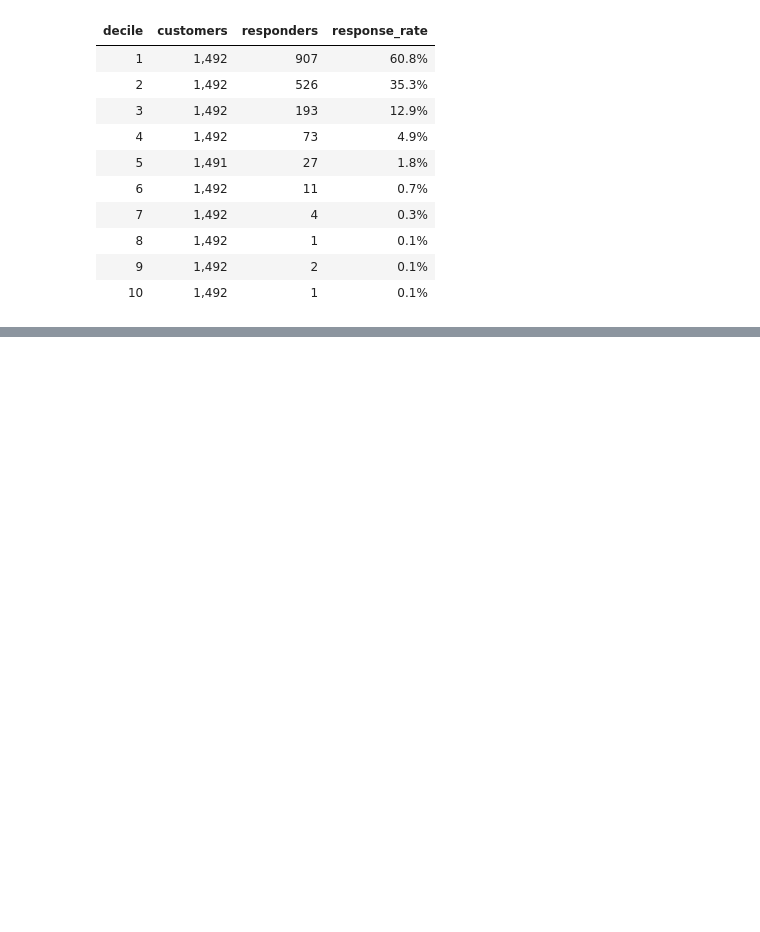
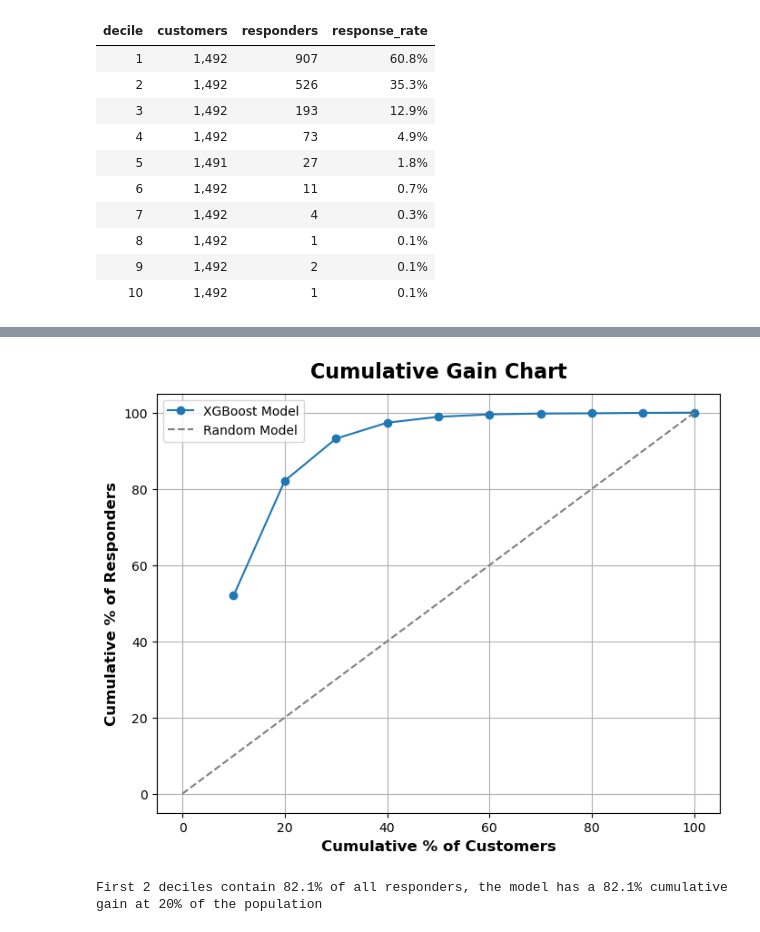
Before and after one commit to annugit1655/Bank-TeleMarketing, a Jupyter notebook: notebooks/08-cluster-experiment.ipynb, the cells around one changed output, grey strips where cells are left out. Saved outputs shown, nothing was run; the diff lists cells and outputs as text; code cells hidden in the pictures; blank space fills up the shorter version.

Commit message:
gain_analysis

```diff
--- a/notebooks/08-cluster-experiment.ipynb
+++ b/notebooks/08-cluster-experiment.ipynb
@@ -105,0 +112,47 @@ display(decile_df)
+# %%
+total_responders = df['actual_xgb'].sum()
+
+decile_table['cumulative_customers'] = decile_table['customers'].cumsum()
+
+decile_table['cumulative_responders'] = decile_table['responders'].cumsum()
+
+decile_table["cumulative_customer_pct"] = (
+    decile_table["cumulative_customers"]
+    / len(df) * 100
+)
+
+decile_table["cumulative_gain"] = (
+    decile_table["cumulative_responders"]
+    / total_responders * 100
+)
+
+gain_table = decile_table.style.format({'cumulative_customer_pct': '{:.0f}%', 'cumulative_gain' : '{:.1f}%'}).hide(axis='index')
+display(gain_table)
+
+# Gain Chart
+plt.figure(figsize=(8, 6))
+
+plt.plot(
+    decile_table["cumulative_customer_pct"],
+    decile_table["cumulative_gain"],
+    marker="o",
+    label="XGBoost Model"
+)
+
+plt.plot(
+    [0, 100],
+    [0, 100],
+    linestyle="--",
+    color="gray",
+    label="Random Model"
+)
+
+plt.xlabel("Cumulative % of Customers", fontsize=12, fontweight='bold')
+plt.ylabel("Cumulative % of Responders", fontsize=12, fontweight='bold')
+plt.title("Cumulative Gain Chart", fontsize=16, fontweight='bold', y=1.02)
+plt.legend()
+plt.grid(True)
+plt.show()
+
+print("First 2 deciles contain 82.1% of all responders, the model has a 82.1% cumulative gain at 20% of the population")
+# %% [output]
@@ -105,0 +170,2 @@ display(decile_df)
+[figure, added]
+First 2 deciles contain 82.1% of all responders, the model has a 82.1% cumulative gain at 20% of the population
```
Also changed, not shown: parts of 3 cells of this notebook.
